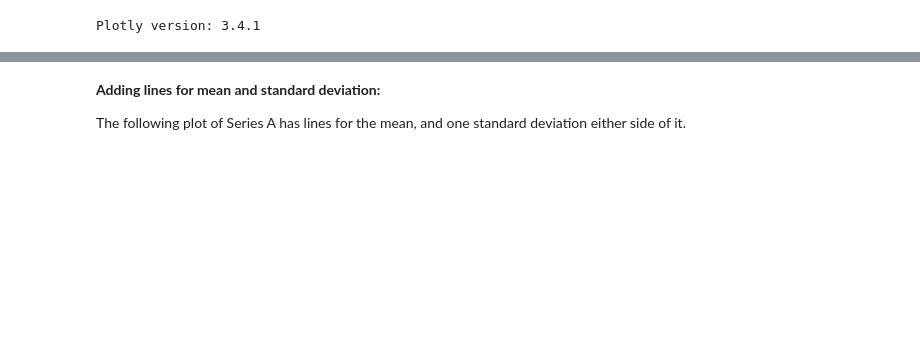
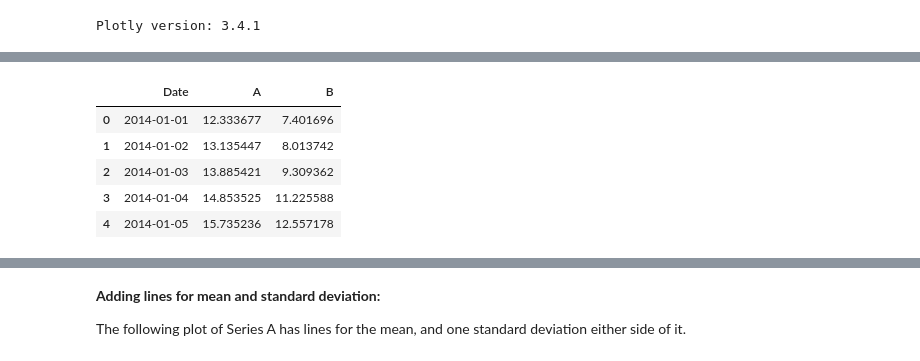
Before and after one commit to bw-matthew/python_exercises, a Jupyter notebook: exercises/08_graphs/graphing_with_plotly_exercise.ipynb, the cells around one changed output, grey strips where cells are left out. Saved outputs shown, nothing was run; the diff lists cells and outputs as text; code cells hidden in the pictures; blank space fills up the shorter version.

```diff
--- a/exercises/08_graphs/Graphing exercise.ipynb
+++ b/exercises/08_graphs/graphing_with_plotly_exercise.ipynb
@@ -60,0 +41,9 @@ df
+# %%
+df.head()
+# %% [output]
+|  | Date | A | B |
+| 0 | 2014-01-01 | 12.333677 | 7.401696 |
+| 1 | 2014-01-02 | 13.135447 | 8.013742 |
+| 2 | 2014-01-03 | 13.885421 | 9.309362 |
+| 3 | 2014-01-04 | 14.853525 | 11.225588 |
+| 4 | 2014-01-05 | 15.735236 | 12.557178 |
```
Also changed, not shown: parts of 17 cells of this notebook, 1 other file.
